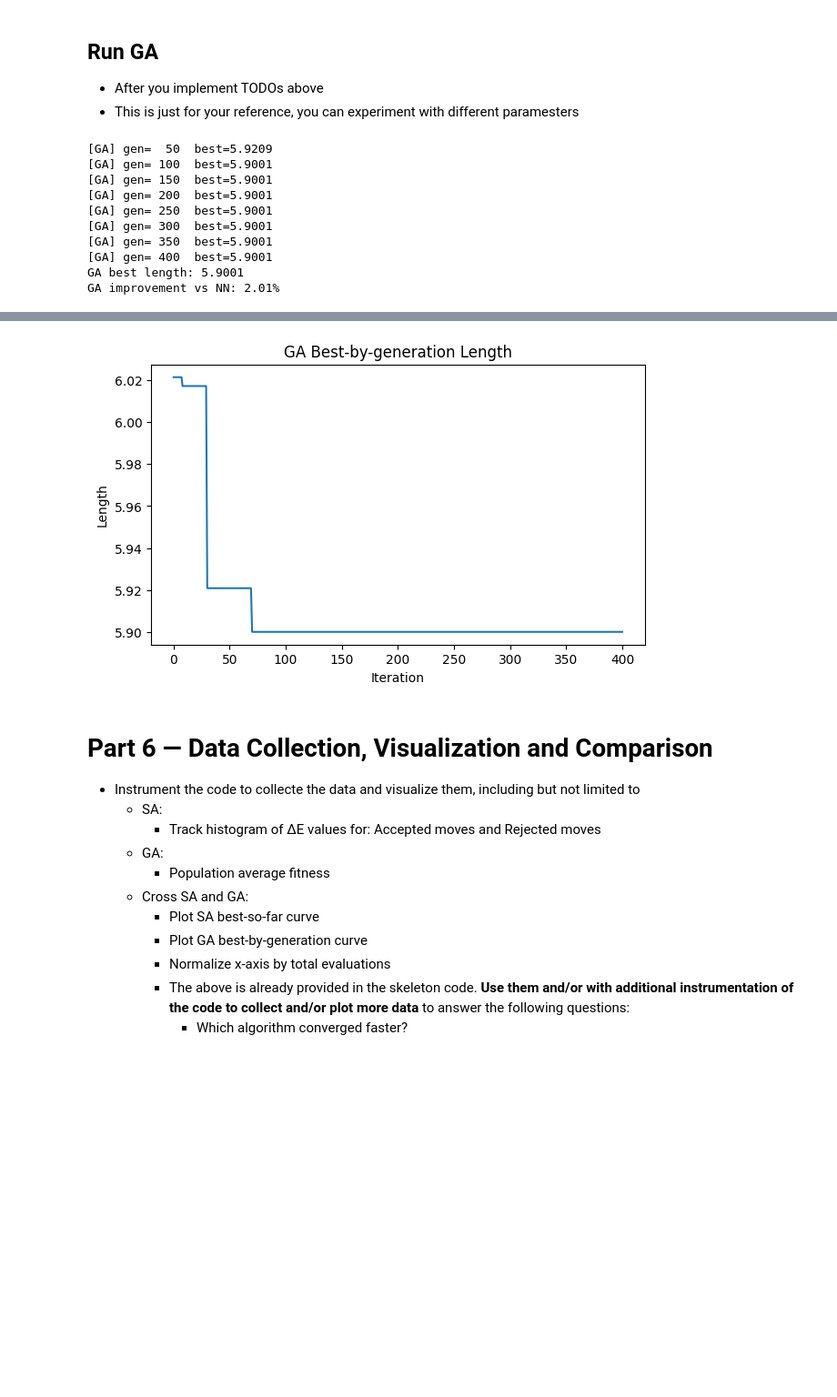
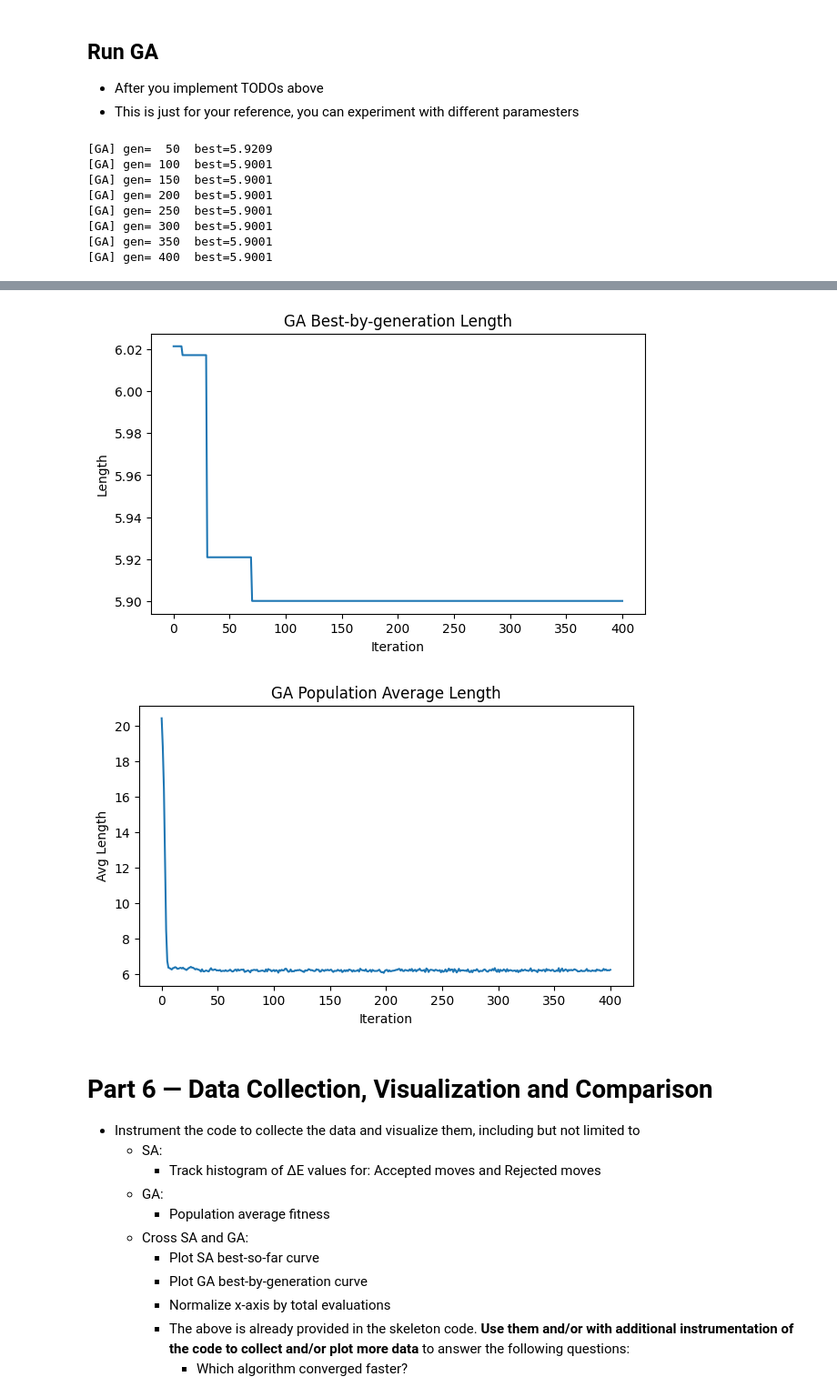
Before and after one commit to maryjend/CSCI580_Mary_Jendricks, a Jupyter notebook: Assignment_4/TSP_SA_and_GA_Assignment_Skeleton.ipynb, the cells around one changed output, grey strips where cells are left out. Shown at 91% size. Drawn from its saved outputs; the diff is of its cells as text; code cells hidden in the pictures; blank space fills up the shorter version.

```diff
--- a/Assignment_4/TSP_SA_and_GA_Assignment_Skeleton.ipynb
+++ b/Assignment_4/TSP_SA_and_GA_Assignment_Skeleton.ipynb
@@ -387,28 +391,27 @@ def genetic_algorithm_tsp(cities: List[Point], init_seed_tours: List[Tour], cfg:
 * This is just for your reference, you can experiment with different paramesters
 # %%
 ga_cfg = GAConfig(pop_size=200, generations=400, tournament_k=5, crossover_rate=0.9,
-                   mutation_rate=0.2, elite_size=5, seed=999, report_every=50)
+                  mutation_rate=0.2, elite_size=5, seed=999, report_every=50)
 
-ga_best_tour, ga_best_len, ga_hist = genetic_algorithm_tsp(cities, init_seed_tours=[nn_tour], cfg=ga_cfg)
-
-print(f"GA best length: {ga_best_len:.4f}")
-print(f"GA improvement vs NN: {(nn_len - ga_best_len) / nn_len * 100:.2f}%")
+ga_best_tour, ga_best_len, ga_hist, ga_avg_hist = genetic_algorithm_tsp(
+    cities, init_seed_tours=[nn_tour], cfg=ga_cfg
+)
 
 plot_tour(cities, ga_best_tour, title=f"GA Best (L={ga_best_len:.4f})")
 plot_history(ga_hist, title="GA Best-by-generation Length", ylabel="Length")
+plot_history(ga_avg_hist, title="GA Population Average Length", ylabel="Avg Length")
 # %% [output]
 [GA] gen=  50  best=5.9209
 [GA] gen= 100  best=5.9001
 [GA] gen= 150  best=5.9001
 [GA] gen= 200  best=5.9001
 [GA] gen= 250  best=5.9001
 [GA] gen= 300  best=5.9001
 [GA] gen= 350  best=5.9001
 [GA] gen= 400  best=5.9001
-GA best length: 5.9001
-GA improvement vs NN: 2.01%
 [figure]
 [figure]
+[figure, added]
 # %% [markdown]
 # Part 6 — Data Collection, Visualization and Comparison
 
```
Also changed, not shown: parts of 2 cells of this notebook.
